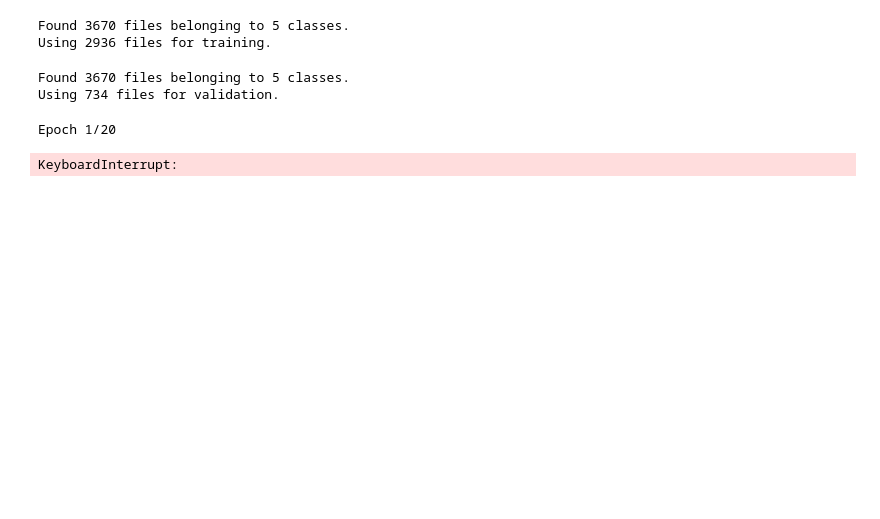
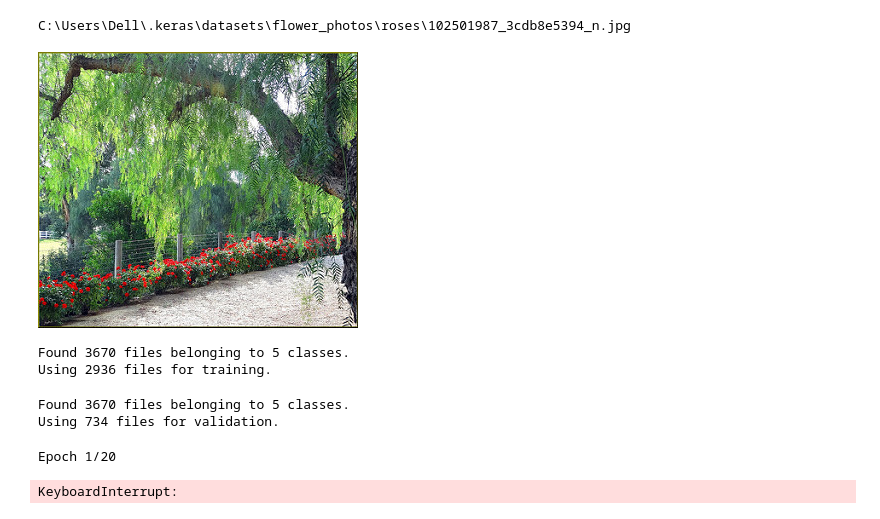
Before and after one commit to Manavr472/AIML-test, a Jupyter notebook: Flower_Reco/Untitled.ipynb, the cells around one changed output. Cells and saved outputs as stored; diff of their text form; code cells hidden in the pictures; blank space fills up the shorter version.

```diff
--- a/Flower_Reco/Untitled.ipynb
+++ b/Flower_Reco/Untitled.ipynb
@@ -8,6 +9,13 @@ import pathlib
 dataset_url = "https://www.robots.ox.ac.uk/~vgg/data/flowers/102/102flowers.tgz"
 data_dir = tf.keras.utils.get_file('flower_photos', origin=dataset_url, untar=True)
 data_dir = pathlib.Path(data_dir)
+# %%
+roses = list(data_dir.glob('roses/*'))
+print(roses[1])
+PIL.Image.open(str(roses[5]))
+# %% [output]
+C:\Users\Dell\.keras\datasets\flower_photos\roses\102501987_3cdb8e5394_n.jpg
+[figure, added]
 # %%
 
 training_set = tf.keras.preprocessing.image_dataset_from_directory(
```
Also changed, not shown: parts of 1 cell of this notebook.
